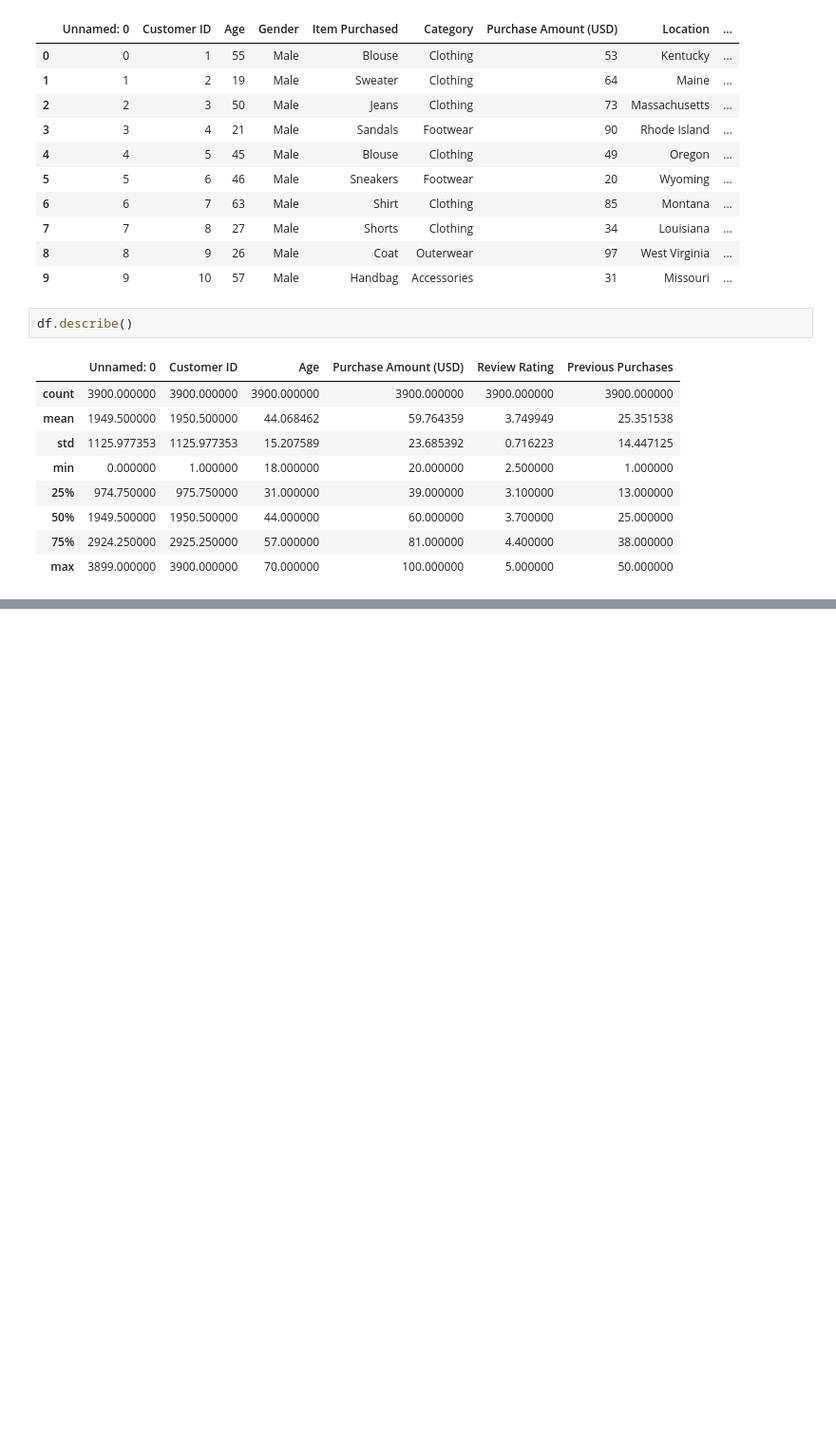
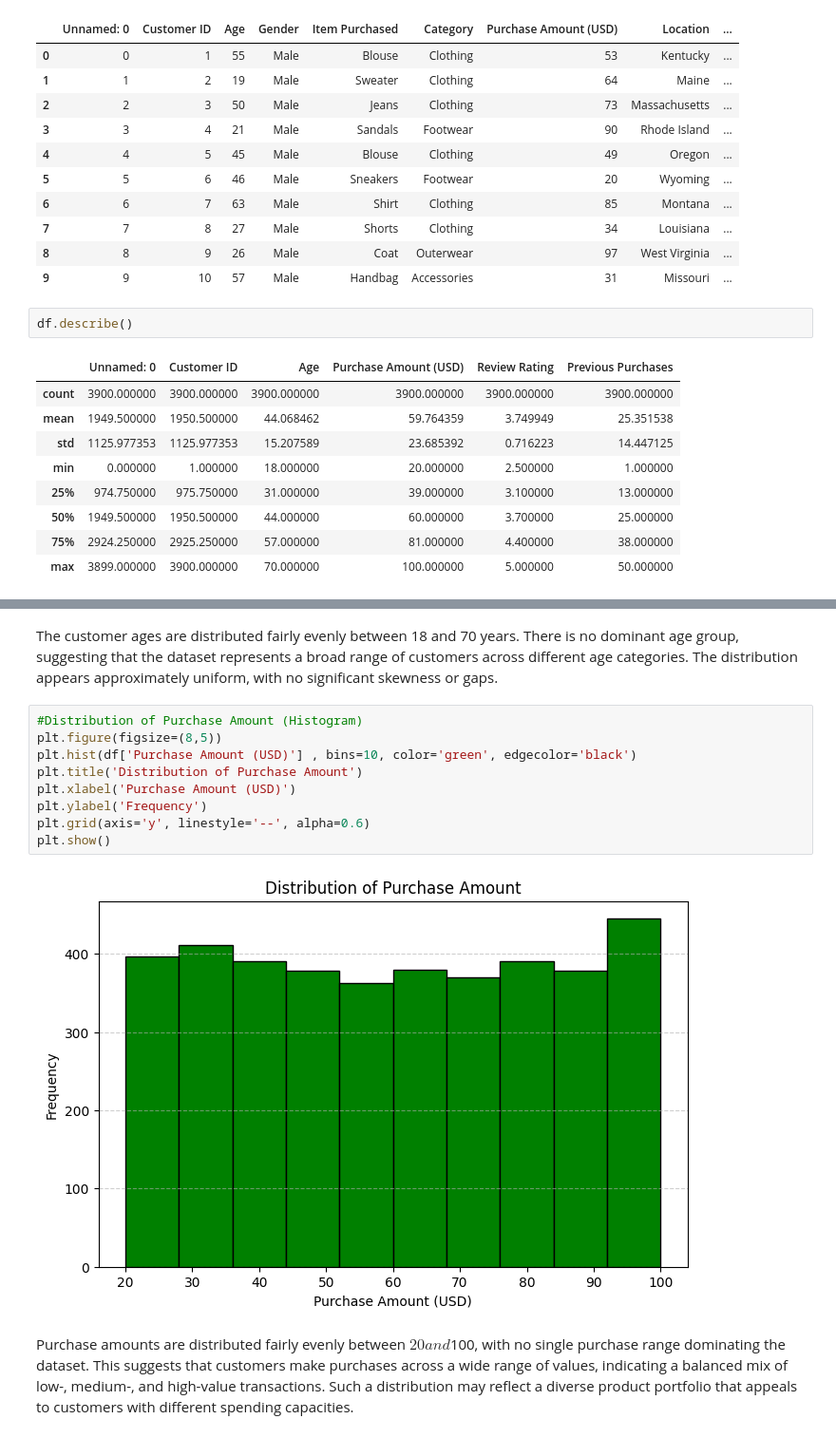
Before and after one commit to ConradNats/shopping-trends-analysis-python-jupternotebook, a Jupyter notebook: notebooks/Customer_analysis_EDA.ipynb, the cells around one changed output, grey strips where cells are left out. Shown at 95% size. Cells and saved outputs as stored; diff of their text form; blank space fills up the shorter version.

```diff
--- a/notebooks/Customer_analysis_EDA.ipynb
+++ b/notebooks/Customer_analysis_EDA.ipynb
@@ -33,0 +88,15 @@ df.describe()
+# %% [markdown]
+The customer ages are distributed fairly evenly between 18 and 70 years. There is no dominant age group, suggesting that the dataset represents a broad range of customers across different age categories. The distribution appears approximately uniform, with no significant skewness or gaps.
+# %%
+#Distribution of Purchase Amount (Histogram)
+plt.figure(figsize=(8,5))
+plt.hist(df['Purchase Amount (USD)'] , bins=10, color='green', edgecolor='black')
+plt.title('Distribution of Purchase Amount')
+plt.xlabel('Purchase Amount (USD)')
+plt.ylabel('Frequency')
+plt.grid(axis='y', linestyle='--', alpha=0.6)
+plt.show()
+# %% [output]
+[figure, added]
+# %% [markdown]
+Purchase amounts are distributed fairly evenly between $20 and $100, with no single purchase range dominating the dataset. This suggests that customers make purchases across a wide range of values, indicating a balanced mix of low-, medium-, and high-value transactions. Such a distribution may reflect a diverse product portfolio that appeals to customers with different spending capacities.
```
Also changed, not shown: parts of 4 cells of this notebook.
